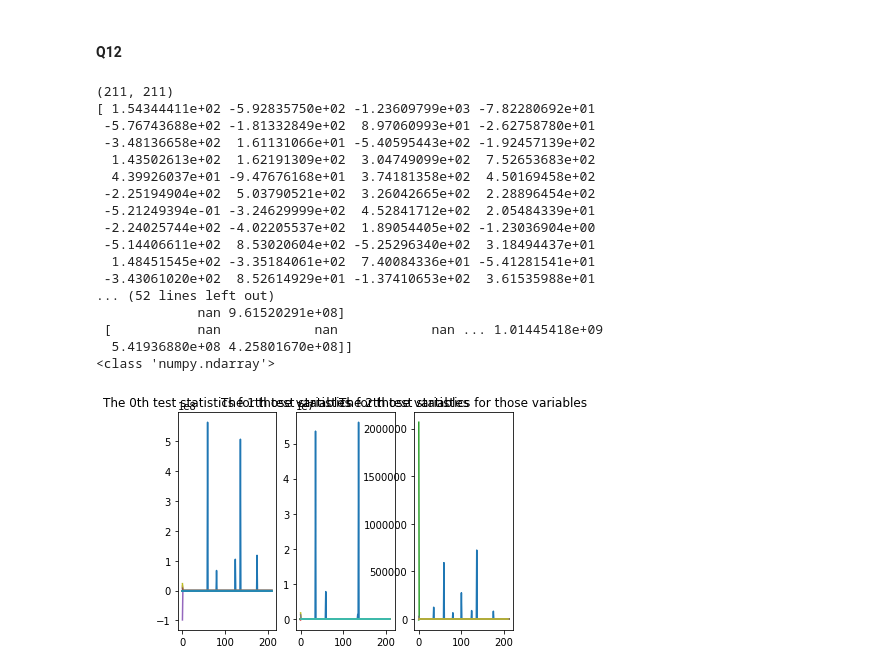
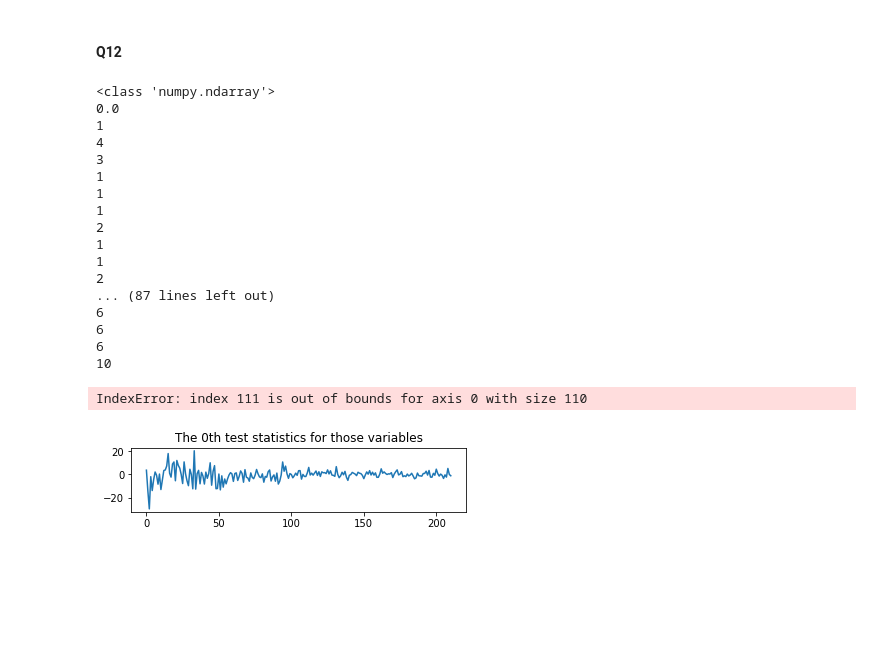
Before and after one commit to Antoninnnn/LinearModel, a Jupyter notebook: sd-tsia204_lab2_yang_yining.ipynb, the cells around one changed output. Saved outputs shown, nothing was run; the diff lists cells and outputs as text; code cells hidden in the pictures; blank space fills up the shorter version.

```diff
--- a/sd-tsia204_lab2_yang_yining.ipynb
+++ b/sd-tsia204_lab2_yang_yining.ipynb
@@ -491,7 +495,7 @@ def linear_reg(X,y):
  u=y-X@beta
  n,k = np.shape(X)
  sig2=u.T@u/(n-k)
- Var=sig2*np.linalg.inv(X.T @ X)
+ Var=sig2*1/(np.diag(X.T @ X))
  std=np.sqrt(Var)
  return beta, u, sig2, Var, std, n-k
 # %%
@@ -533,7 +557,7 @@ print(skl.__version__)
 # %% [markdown]
 #### Q12
 # %%
-def variable_forward_select_with_stop(X,Y,thres = 0.05):
+def variable_forward_select_with_stop(X,Y,thres = 5e-2):
     n,p = np.shape(X)
     #iter=0
     p_iter = []          # The historical smallest p_value
@@ -541,17 +565,17 @@ def variable_forward_select_with_stop(X,Y,thres = 0.05):
     ind_p = [i for i in range(p)]    # The indice for those p-l
     ind_l = []                       # The indice for those l
     remains = [True]*p
-    beta_0,_,_,var_0,std_0, deg_t = linear_reg(X,Y)
-
-    print(np.shape(var_0))
-    print(beta_0)
-    print(std_0)
+    beta_0,_,sig_0,var_0,std_0, deg_t = linear_reg(X,Y)
+    #print(sig_0)
+    #print(var_0)
+    #print(beta_0)
+    #print(std_0)
     test_0 = beta_0/std_0
-    test_0[np.isnan(test_0)] = 0
+    #test_0[np.isnan(test_0)] = 0
     #print(test_0)
     #plt.figure(figsize=(7, 7))
 
-    plt.subplot(1,3,len(ind_l)+1)
+    plt.subplot(3,1,len(ind_l)+1)
     plt.plot(ind_p,list(test_0))
     plt.title('The {}th test statistics for those variables'.format(len(ind_l)))
 
@@ -561,24 +585,28 @@ def variable_forward_select_with_stop(X,Y,thres = 0.05):
     resid.append( Y-beta_0[ind_l[-1]]*X[:,ind_l[-1]])
     remains[ind_l[-1]] = False
     print(type(p_val))
+    print(p_val.min())
     p_iter.append(p_val.min())
 
-    while (len(ind_p)>0):
+    while (p_iter[-1]<thres):
         y = resid[-1]
         beta,_,_,_,std,deg_t = linear_reg(X[:,remains],y)
         test = beta/std
-        test[np.isnan(test)] = 0
-        if len(ind_l)<3:
-                plt.subplot(1,3,len(ind_l)+1)
-                plt.plot(ind_p,test)
-                plt.title('The {}th test statistics for those variables'.format(len(ind_l)))
+        #test[np.isnan(test)] = 0
+
+        #if len(ind_l)<3:
+        #        plt.subplot(3,1,len(ind_l)+1)
+        #        plt.plot(ind_p,test)
+        #        plt.title('The {}th test statistics for those variables'.format(len(ind_l)))
         p_val = t_p_value(test, deg_t)
         ind_l.append(ind_p.pop(p_val.argmin()))
-        resid.append(y-beta[p_val.argmin()]*X[:,ind_l[-1]])
+        print(p_val.argmin())
+        resid.append(y-beta[ind_l[-1]]*X[:,ind_l[-1]])
+        #print(ind_l)
         remains[ind_l[-1]] = False
         #print(remains)
-        if len(ind_l)<50:
-            p_iter.append(p_val.min())
+
+        p_iter.append(p_val.min())
 
 
 
@@ -588,23 +616,24 @@ def variable_forward_select_with_stop(X,Y,thres = 0.05):
 
     return ind_l,p_iter
 # %%
-variable_order_05,p_iter_50 = variable_forward_select_with_stop(np.column_stack((np.ones(np.shape(X_train)[0],),X_train_transform)),Y_train)
+variable_order_05,p_iter_ = variable_forward_select_with_stop(np.column_stack((np.ones(np.shape(X_train)[0],),X_train_transform)),Y_train)
 # %% [output]
-(211, 211)
-[ 1.54344411e+02 -5.92835750e+02 -1.23609799e+03 -7.82280692e+01
- -5.76743688e+02 -1.81332849e+02  8.97060993e+01 -2.62758780e+01
- -3.48136658e+02  1.61131066e+01 -5.40595443e+02 -1.92457139e+02
-  1.43502613e+02  1.62191309e+02  3.04749099e+02  7.52653683e+02
-  4.39926037e+01 -9.47676168e+01  3.74181358e+02  4.50169458e+02
- -2.25194904e+02  5.03790521e+02  3.26042665e+02  2.28896454e+02
- -5.21249394e-01 -3.24629999e+02  4.52841712e+02  2.05484339e+01
- -2.24025744e+02 -4.02205537e+02  1.89054405e+02 -1.23036904e+00
- -5.14406611e+02  8.53020604e+02 -5.25296340e+02  3.18494437e+01
-  1.48451545e+02 -3.35184061e+02  7.40084336e+01 -5.41281541e+01
- -3.43061020e+02  8.52614929e+01 -1.37410653e+02  3.61535988e+01
-... (52 lines left out)
-             nan 9.61520291e+08]
- [           nan            nan            nan ... 1.01445418e+09
-  5.41936880e+08 4.25801670e+08]]
 <class 'numpy.ndarray'>
+0.0
+1
+4
+3
+1
+1
+1
+2
+1
+1
+2
+... (87 lines left out)
+6
+6
+6
+10
+IndexError: index 111 is out of bounds for axis 0 with size 110
-[figure, old version]
+[figure, new version]
```
Also changed, not shown: parts of 9 cells of this notebook.
